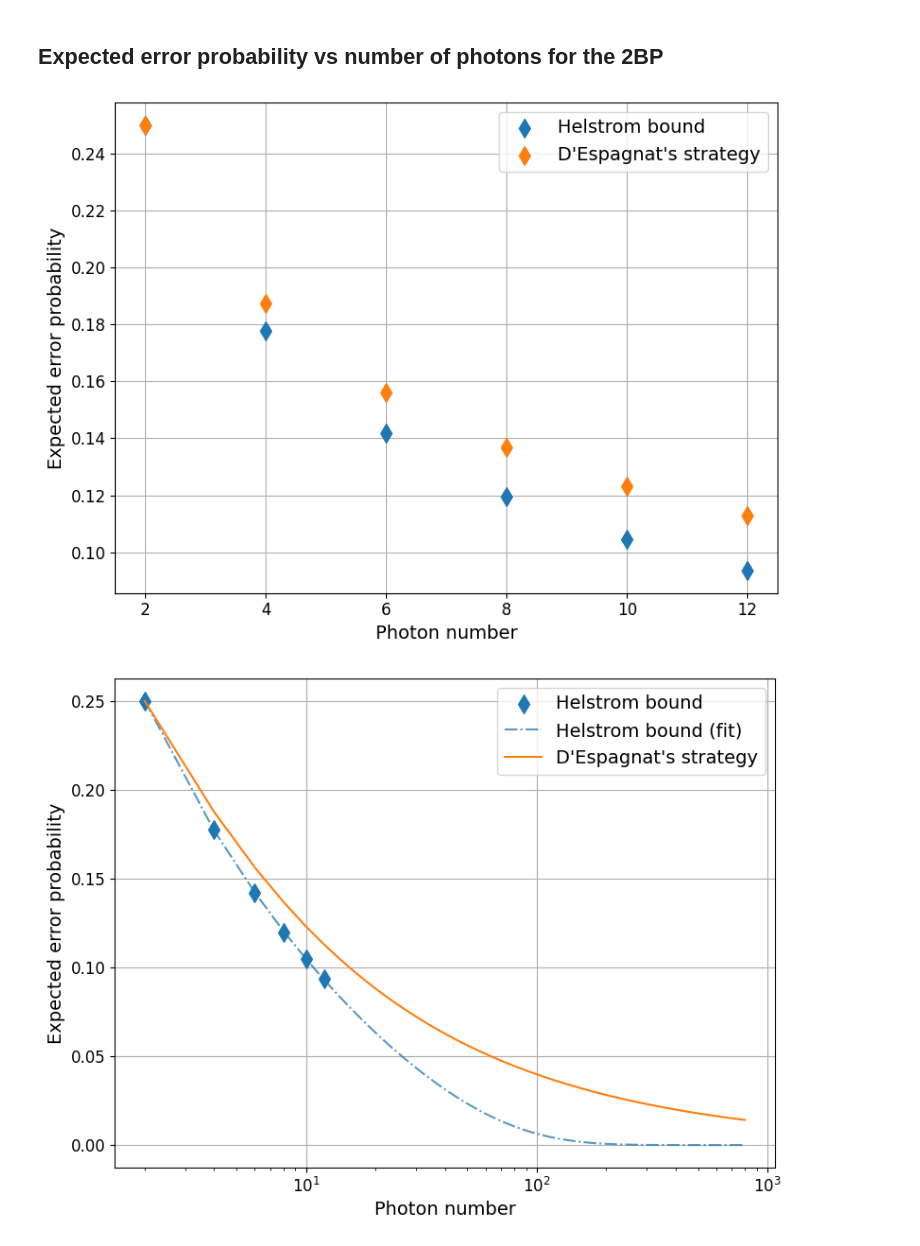
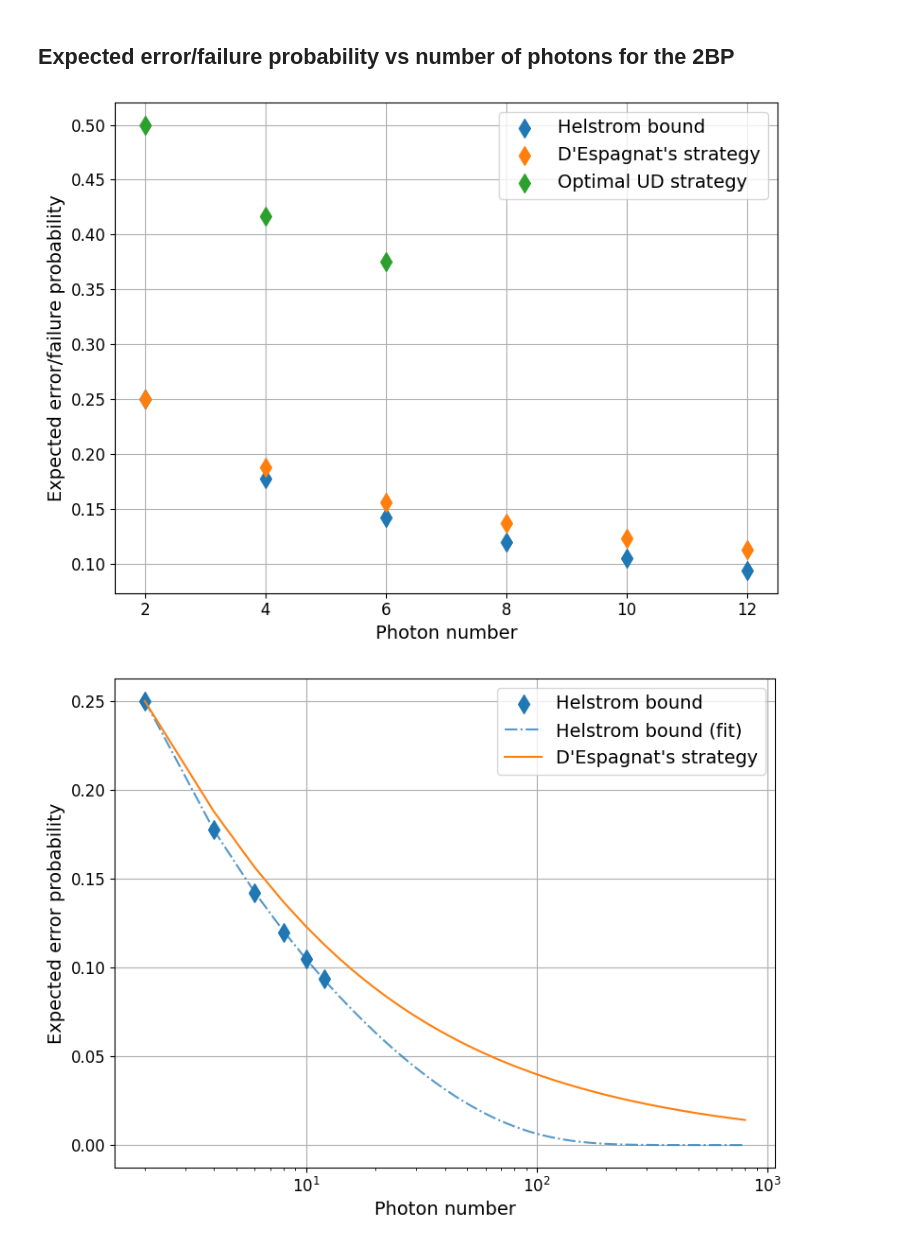
Before and after one commit to santiagobusta/photonboxes_qsd, a Jupyter notebook: graph_maker.ipynb, the cells around one changed output. Drawn from its saved outputs; the diff is of its cells as text; code cells hidden in the pictures.

Commit message:
saved new figures and added functionalities

```diff
--- a/graph_maker.ipynb
+++ b/graph_maker.ipynb
@@ -20,15 +20,20 @@ def Perr_dEspagnat(N):
     # Expected error probability using d'Espagnat's solution for a total number of N photons
     return binom(N,N/2)/2**(N+1)
 # %% [markdown]
-## Expected error probability vs number of photons for the 2BP
+## Expected error/failure probability vs number of photons for the 2BP
 # %%
 # load data
 
 Perr = []
-Nrange = np.arange(2, 12+1, 2)
+Pinc = []
+Nrange1 = np.arange(2, 12+1, 2)
+Nrange2 = np.arange(2, 6+1, 2)
 
-for N in Nrange:
-    Perr += [np.loadtxt("data/perr_md_2bp_num_N{:d}.txt".format(N))*1]
+for N in Nrange1:
+    Perr += [np.loadtxt("2bp_eigensystem/data/perr_md_2bp_num_N{:d}.txt".format(N))*1]
+
+for N in Nrange2:
+    Pinc += [np.loadtxt("semidefinite_programs/data/perr_ud_primal2bp_num_N{:d}.txt".format(N))*1]
 # %%
 # fit Helstrom bound
 
@@ -39,18 +44,19 @@ params, _ = curve_fit(f, Nrange, Perr, (1,1,1))
 # %%
 plt.figure(figsize=(8,6))
-plt.scatter(Nrange, Perr, marker='d', s=100, zorder=3, label="Helstrom bound")
-plt.scatter(Nrange, Perr_dEspagnat(Nrange), marker='d', s=100, zorder=3, label="D'Espagnat's strategy")
-plt.ylabel(r"Expected error probability",fontsize=14)
+plt.scatter(Nrange1, Perr, marker='d', s=100, zorder=3, label="Helstrom bound")
+plt.scatter(Nrange1, Perr_dEspagnat(Nrange1), marker='d', s=100, zorder=3, label="D'Espagnat's strategy")
+plt.scatter(Nrange2, Pinc, marker='d', s=100, zorder=3, label="Optimal UD strategy")
+plt.ylabel(r"Expected error/failure probability",fontsize=14)
 plt.xlabel("Photon number",fontsize=14)
 plt.xticks(fontsize=12)
 plt.yticks(fontsize=12)
 plt.grid()
 plt.tight_layout()
 plt.legend(fontsize=14)
-plt.savefig('figures/Perr_vs_N.jpg', dpi=300)
+plt.savefig('figures/2bp_perr_vs_N.jpg', dpi=300)
 plt.show()
 # %% [output]
-[figure, old version]
+[figure, new version]
 # %%
 x = np.arange(2,1e3-200,2)
 plt.figure(figsize=(8,6))
```
Also changed, not shown: parts of 6 cells of this notebook, 17 other files.
